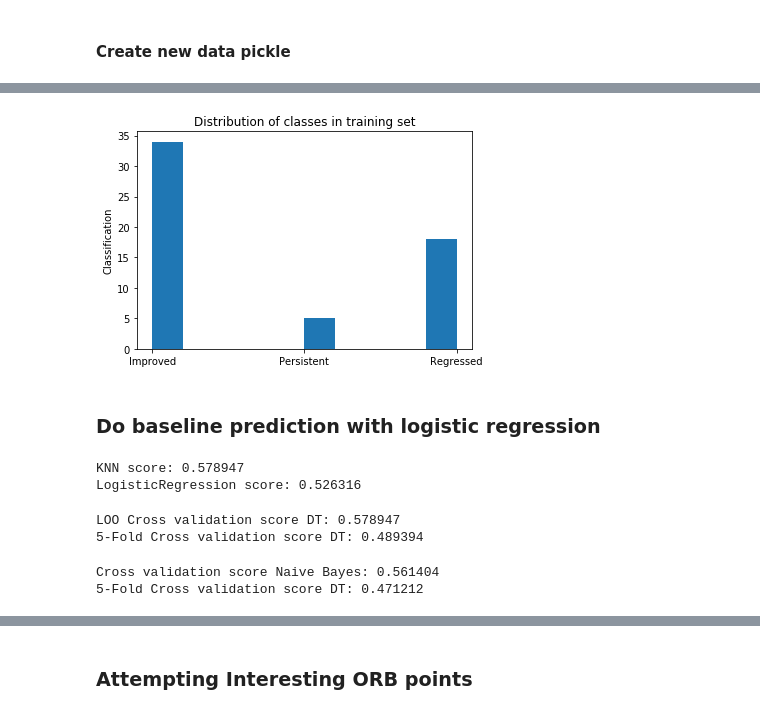
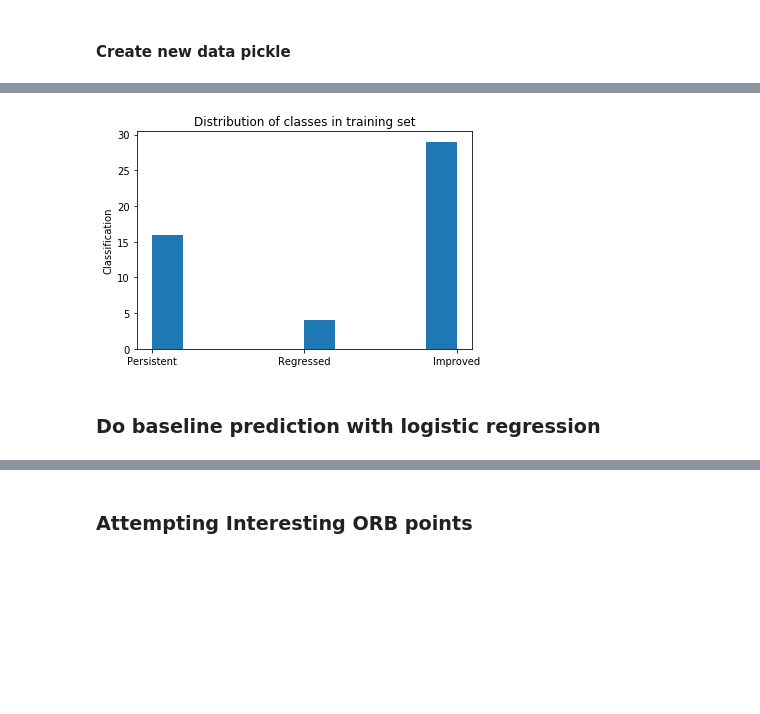
Before and after one commit to jatron/crmo-diagnosis-using-mri, a Jupyter notebook: Baseline.ipynb, the cells around one changed output, grey strips where cells are left out. Saved outputs shown, nothing was run; the diff lists cells and outputs as text; code cells hidden in the pictures; blank space fills up the shorter version.

Commit message:
Additions to baseline model
- split out testing set (this will be kept for final evaluation
- added functions for confusion matrix, LPO, janky learning curve (bad on small datasets).

```diff
--- a/Baseline.ipynb
+++ b/Baseline.ipynb
@@ -64,4 +65,11 @@ df["y"] = Y
 
 data = df.loc[:, (df != 0).any(axis=0)]
 
-pickle.dump(data, open("data.pkl", "wb") )
+# Split the data into training set and test set.
+# DONT look at what is in the test set
+test_patient_ids = ['2','32','24','24b','6','7', '41']
+test_data = data.loc[test_patient_ids]
+train_data = data.loc[data.index.difference(test_patient_ids)]
+
+pickle.dump(train_data, open("train_data.pkl", "wb") )
+pickle.dump(test_data, open("test_data.pkl", "wb") )
@@ -89,16 +97,18 @@ data
 # %%
-X = data.drop('y', axis=1)
-y = data["y"]
+X = train_data.drop('y', axis=1)
+y = train_data["y"]
 # %%
 # Plot distribution of datapoints
+# Suvadip suggested trying a binary classifier by combining regressed and persistent into one class.
+# Then use ROC curve (used in binary classification) to evaluate model
 plt.title('Distribution of classes in training set')
 plt.ylabel('Classification')
 ind = np.arange(3)
-plt.xticks(ind, ('Improved', 'Persistent', 'Regressed'))
+plt.xticks(ind, ('Persistent', 'Regressed','Improved'))
 plt.hist(y.tolist())
 plt.show()
 # %% [output]
-[figure, old version]
+[figure, new version]
 # %% [markdown]
 ### Do baseline prediction with logistic regression
 # %%
@@ -107,43 +126,28 @@ y = data["y"]
 # %%
 knn = neighbors.KNeighborsClassifier(n_neighbors=3) # KNN might be biased becuase we are re-using data pairs?
-logistic = linear_model.LogisticRegression(solver='lbfgs', max_iter=1000,
-                                       multi_class='multinomial')
-loo = model_selection.LeaveOneOut()
-knn_scores = model_selection.cross_val_score(knn, X, y, cv=loo, n_jobs=-1)
-logistic_scores = model_selection.cross_val_score(logistic, X, y, cv=loo, n_jobs=-1)
+
+knn_scores = model_selection.cross_val_score(knn, X, y, cv=lpo, n_jobs=-1)
 print('KNN score: %f' % np.mean(knn_scores))
-print('LogisticRegression score: %f' % np.mean(logistic_scores))
-# %% [output]
-KNN score: 0.578947
-LogisticRegression score: 0.526316
 # %%
 from sklearn.tree import DecisionTreeClassifier
 
 # training a DecisionTreeClassifier
 dtree_model = DecisionTreeClassifier(max_depth = 2)
-loocv = model_selection.LeaveOneOut()
 
-results = model_selection.cross_val_score(dtree_model, X, y, cv=loocv)
+results = model_selection.cross_val_score(dtree_model, X, y, cv=lpo)
 
-print('LOO Cross validation score DT: %f' % np.mean(results))
+# change to leave 2-3 out
+# merge persist and regressed into 1 (ROC curve)
+# on small dataset accuracy doesnt make sense
+print('LPO Cross validation score DT: %f' % np.mean(results))
 
 kf = KFold(n_splits=5)
 
 results = model_selection.cross_val_score(dtree_model, X, y, cv=kf)
 print('5-Fold Cross validation score DT: %f' % np.mean(results))
-# %% [output]
-LOO Cross validation score DT: 0.578947
-5-Fold Cross validation score DT: 0.489394
 # %%
 from sklearn.naive_bayes import GaussianNB
 gnb = GaussianNB()
 
-results = model_selection.cross_val_score(dtree_model, X, y, cv=loocv)
-print('Cross validation score Naive Bayes: %f' % np.mean(results))
-
-
-results = model_selection.cross_val_score(dtree_model, X, y, cv=kf)
-print('5-Fold Cross validation score DT: %f' % np.mean(results))
+results = model_selection.cross_val_score(dtree_model, X, y, cv=lpo)
+print('LPO cross validation score Naive Bayes: %f' % np.mean(results))
-# %% [output]
-Cross validation score Naive Bayes: 0.561404
-5-Fold Cross validation score DT: 0.471212
```
Also changed, not shown: parts of 20 cells of this notebook, 1 other file.
